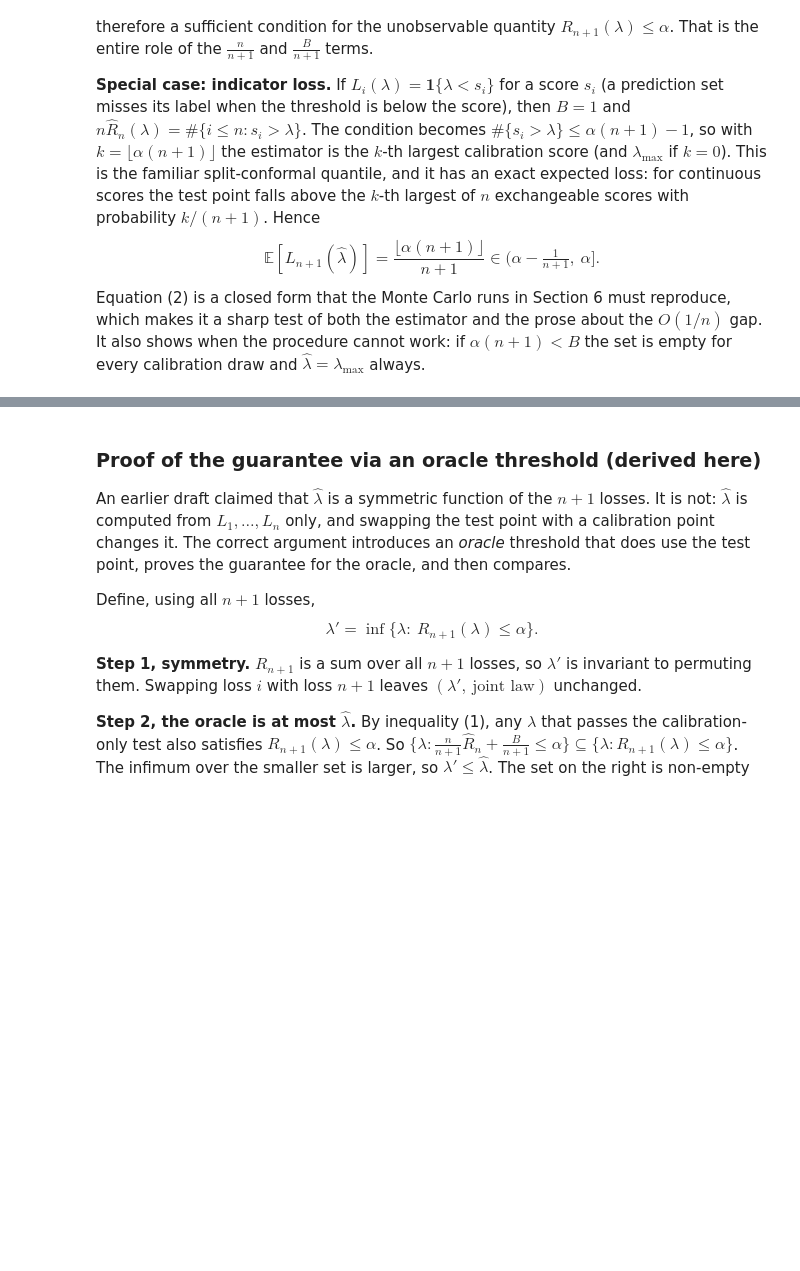
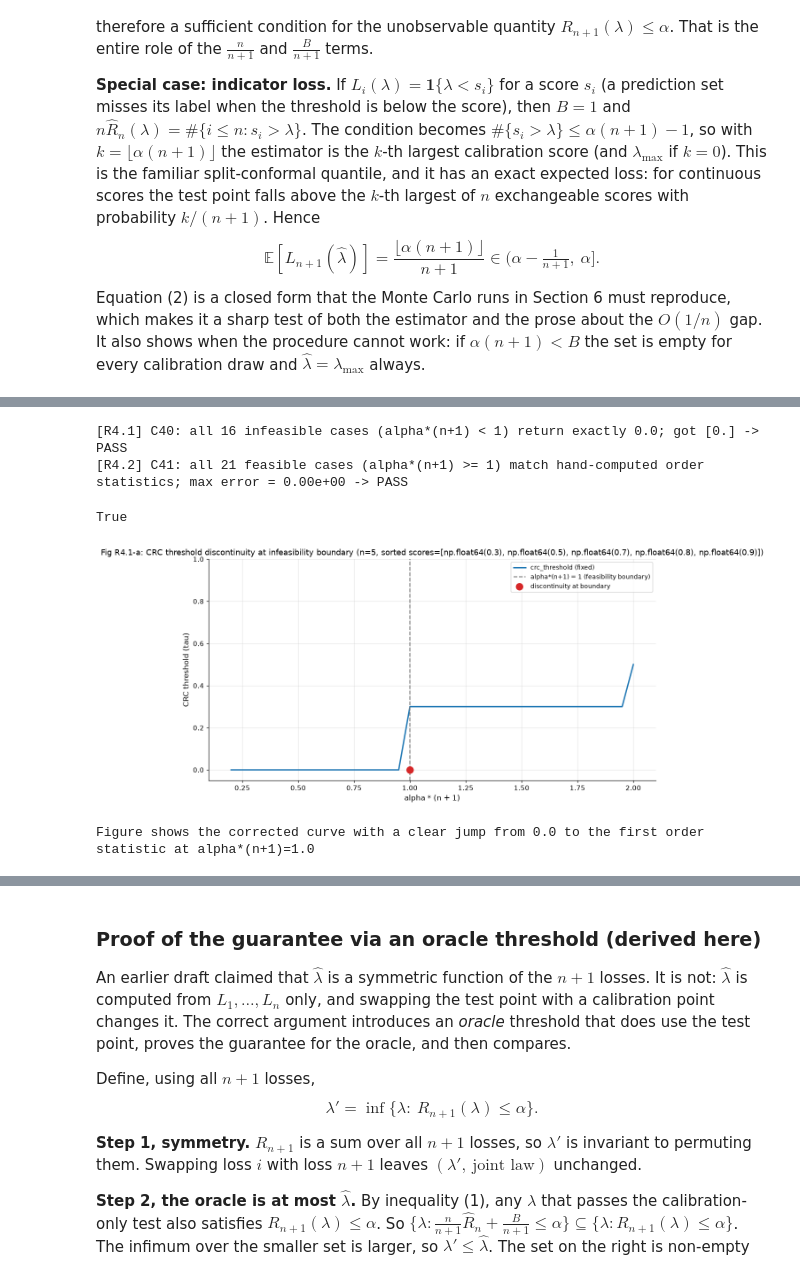
Before and after one commit to us-llm-engineer/applied-deep-learning, a Jupyter notebook: notebooks/01_research_foundations.ipynb, the cells around one changed output, grey strips where cells are left out. Cells and saved outputs as stored; diff of their text form; code cells hidden in the pictures; blank space fills up the shorter version.

```diff
--- a/notebooks/01_research_foundations.ipynb
+++ b/notebooks/01_research_foundations.ipynb
@@ -1777,0 +1784,25 @@ worked example: R_9(0.65)=0.2222 -> corrected 0.3000 > 0.2 ; R_9(0.66)=0.1111 ->
+# %%
+# R4.1-C40-C41: sweep alpha*(n+1) across the discontinuity at 1.0 using the REAL crc_threshold function
+from src.calibration import crc_threshold
+import numpy as np
+
+# small toy calibration scores
+r4_cal_scores = np.array([0.3, 0.5, 0.7, 0.8, 0.9])  # n=5
+r4_n = len(r4_cal_scores)
+
+# sweep alpha*(n+1) from 0.2 to 2.0, crossing the critical threshold at 1.0
+r4_sweeps = np.linspace(0.2, 2.0, 37)  # 37 points covers the discontinuity with fine resolution
+r4_alphas = r4_sweeps / (r4_n + 1)
+r4_thresholds = []
+
+print(f"n = {r4_n}, calibration scores = {r4_cal_scores}")
+print(f"Sweeping alpha*(n+1) from {r4_sweeps[0]:.2f} to {r4_sweeps[-1]:.2f}, crossing critical value 1.0")
+print(f"\nalpha*(n+1)  alpha      threshold  regime")
+print("-" * 50)
+for r4_s, r4_a in zip(r4_sweeps, r4_alphas):
+    r4_tau = crc_threshold(r4_cal_scores, r4_a)
+    r4_thresholds.append(r4_tau)
+    r4_regime = "INFEASIBLE (fallback 0.0)" if r4_s < 1.0 else "FEASIBLE (order stat)"
+    print(f"{r4_s:6.2f}       {r4_a:8.5f}   {r4_tau:8.5f}   {r4_regime}")
+
+r4_thresholds = np.array(r4_thresholds)
@@ -1777,0 +1827,50 @@ worked example: R_9(0.65)=0.2222 -> corrected 0.3000 > 0.2 ; R_9(0.66)=0.1111 ->
+# %%
+# R4.1-C40-C41: verify the claims with concrete numeric assertions
+# C40: all infeasible cases return exactly 0.0
+r4_infeasible_mask = r4_sweeps < 1.0
+r4_infeasible_thresholds = r4_thresholds[r4_infeasible_mask]
+check("R4.1", np.all(r4_infeasible_thresholds == 0.0),
+      f"C40: all {np.sum(r4_infeasible_mask)} infeasible cases (alpha*(n+1) < 1) return exactly 0.0; got {np.unique(r4_infeasible_thresholds)}")
+
+# C41: feasible cases match hand-computed order statistics
+r4_feasible_mask = r4_sweeps >= 1.0
+r4_feasible_sweeps = r4_sweeps[r4_feasible_mask]
+r4_feasible_alphas = r4_alphas[r4_feasible_mask]
+r4_sorted_scores = np.sort(r4_cal_scores)
+r4_feasible_errors = []
+for r4_s, r4_a in zip(r4_feasible_sweeps, r4_feasible_alphas):
+    r4_idx_computed = int(np.floor(r4_a * (r4_n + 1) - 1.0 + 1e-12))
+    r4_idx_clamped = min(max(r4_idx_computed, 0), r4_n - 1)
+    r4_expected = float(r4_sorted_scores[r4_idx_clamped])
+    r4_actual = crc_threshold(r4_cal_scores, r4_a)
+    r4_error = abs(r4_expected - r4_actual)
+    r4_feasible_errors.append(r4_error)
+    if r4_error > 1e-12:
+        print(f"ERROR at alpha*(n+1)={r4_s}: expected {r4_expected}, got {r4_actual}")
+
+r4_feasible_errors = np.array(r4_feasible_errors)
+check("R4.2", np.all(r4_feasible_errors < 1e-12),
+      f"C41: all {len(r4_feasible_errors)} feasible cases (alpha*(n+1) >= 1) match hand-computed order statistics; max error = {r4_feasible_errors.max():.2e}")
+# %% [output]
+[R4.1] C40: all 16 infeasible cases (alpha*(n+1) < 1) return exactly 0.0; got [0.] -> PASS
+[R4.2] C41: all 21 feasible cases (alpha*(n+1) >= 1) match hand-computed order statistics; max error = 0.00e+00 -> PASS
+True
+# %%
+# Figure R4.1-a: CRC threshold vs alpha*(n+1) showing the corrected discontinuity at 1.0
+fig, ax = plt.subplots(figsize=(10, 5.5))
+ax.plot(r4_sweeps, r4_thresholds, color=PALETTE["clean"], linewidth=2, label="crc_threshold (fixed)")
+ax.axvline(1.0, color=PALETTE["reference"], linestyle="--", linewidth=1.5, label="alpha*(n+1) = 1 (feasibility boundary)")
+ax.scatter([1.0], [0.0], color=PALETTE["shifted"], s=100, marker="o", zorder=5, label="discontinuity at boundary")
+ax.set_xlabel("alpha * (n + 1)", fontsize=11)
+ax.set_ylabel("CRC threshold (tau)", fontsize=11)
+ax.set_title(f"Fig R4.1-a: CRC threshold discontinuity at infeasibility boundary (n={r4_n}, sorted scores={sorted(r4_cal_scores)})", fontsize=12)
+ax.grid(True, alpha=0.3)
+ax.legend(fontsize=9)
+ax.set_xlim(0.1, 2.1)
+ax.set_ylim(-0.05, 1.0)
+plt.tight_layout()
+plt.show()
+print(f"Figure shows the corrected curve with a clear jump from 0.0 to the first order statistic at alpha*(n+1)=1.0")
+# %% [output]
+[figure, added]
+Figure shows the corrected curve with a clear jump from 0.0 to the first order statistic at alpha*(n+1)=1.0
```
Also changed, not shown: parts of 7 cells of this notebook, 22 other files.
